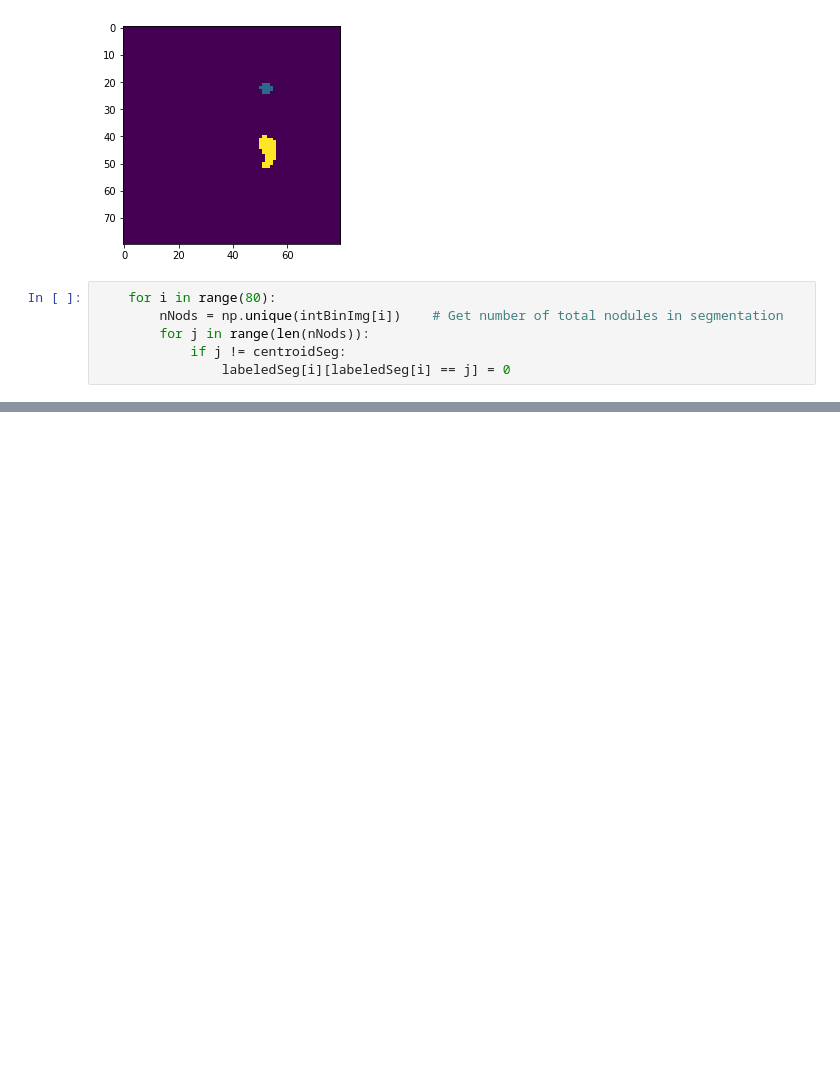
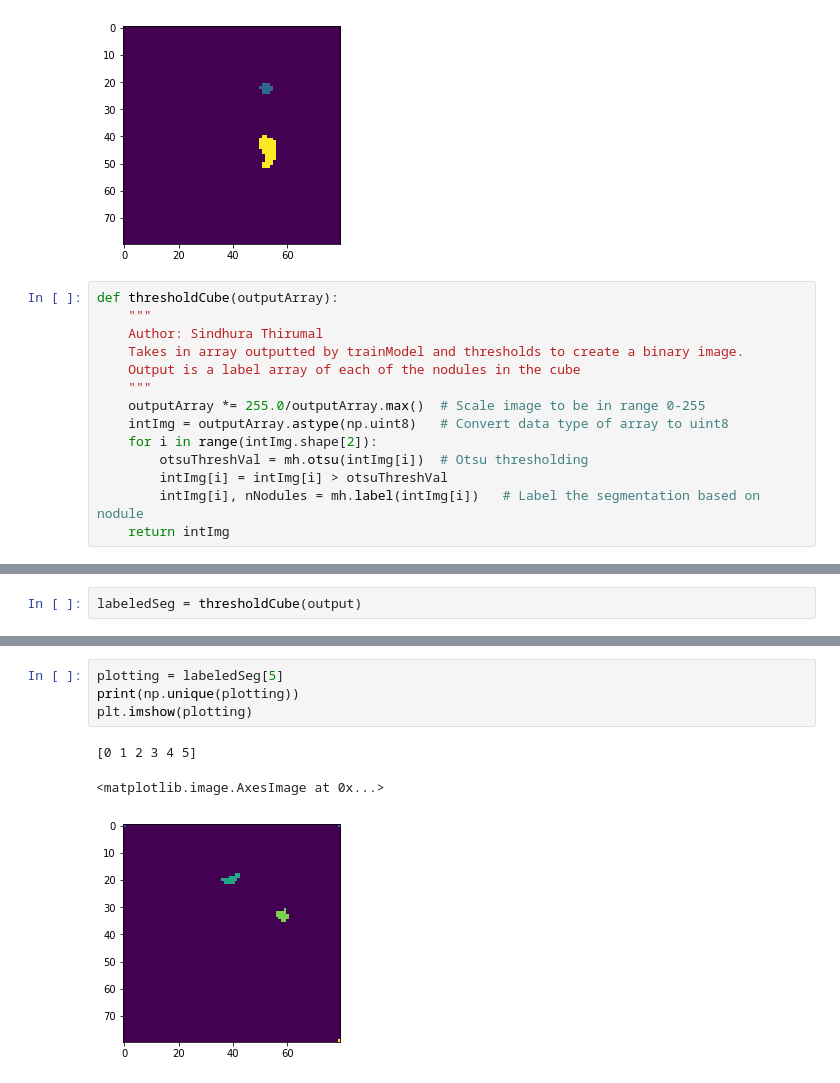
Before and after one commit to RebeccaHisey/CISC-881-Challenge, a Jupyter notebook: Convert Output Image to Binary.ipynb, the cells around one changed output, grey strips where cells are left out. Cells and saved outputs as stored; diff of their text form; blank space fills up the shorter version.

```diff
--- a/Convert Output Image to Binary.ipynb
+++ b/Convert Output Image to Binary.ipynb
@@ -99,9 +105,17 @@ plt.imshow(intBinImg[20])
 # %% [output]
 <matplotlib.image.AxesImage at 0x...>
 [figure]
-# %%
-    for i in range(80):
-        nNods = np.unique(intBinImg[i])    # Get number of total nodules in segmentation
-        for j in range(len(nNods)):
-            if j != centroidSeg:
-                labeledSeg[i][labeledSeg[i] == j] = 0
+# %%
+def thresholdCube(outputArray):
+    """
+    Author: Sindhura Thirumal
+    Takes in array outputted by trainModel and thresholds to create a binary image.
+    Output is a label array of each of the nodules in the cube
+    """
+    outputArray *= 255.0/outputArray.max()  # Scale image to be in range 0-255
+    intImg = outputArray.astype(np.uint8)   # Convert data type of array to uint8
+    for i in range(intImg.shape[2]):
+        otsuThreshVal = mh.otsu(intImg[i])  # Otsu thresholding
+        intImg[i] = intImg[i] > otsuThreshVal
+        intImg[i], nNodules = mh.label(intImg[i])   # Label the segmentation based on nodule
+    return intImg
@@ -107,0 +173,2 @@ plt.imshow(intBinImg[20])
+# %%
+labeledSeg = thresholdCube(output)
@@ -107,0 +195,8 @@ plt.imshow(intBinImg[20])
+# %%
+plotting = labeledSeg[5]
+print(np.unique(plotting))
+plt.imshow(plotting)
+# %% [output]
+[0 1 2 3 4 5]
+<matplotlib.image.AxesImage at 0x...>
+[figure, added]
```
Also changed, not shown: parts of 12 cells of this notebook, 1 other file.
